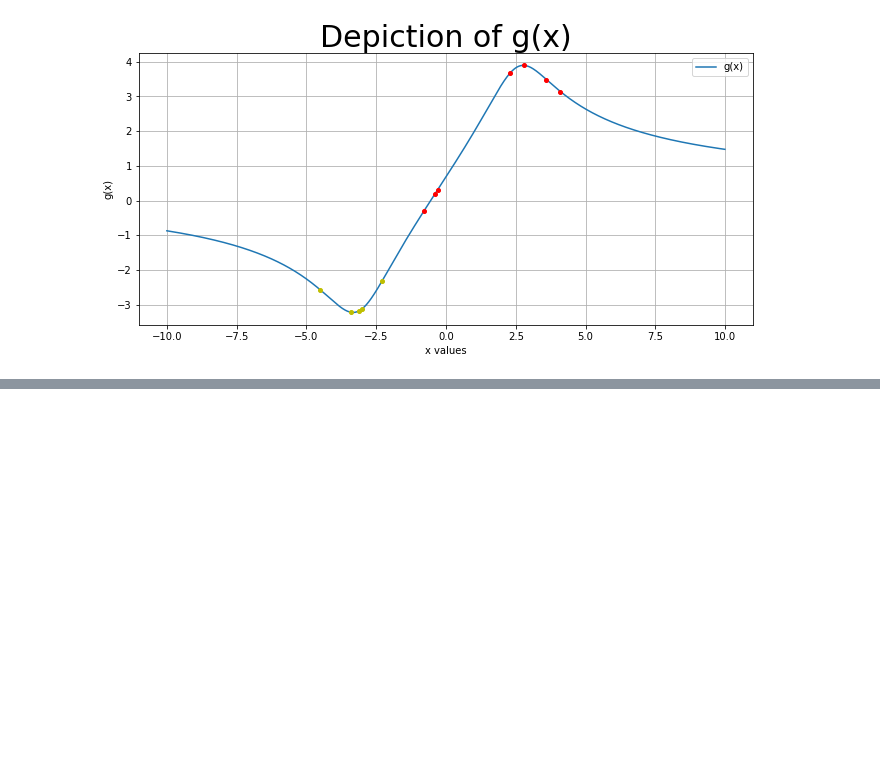
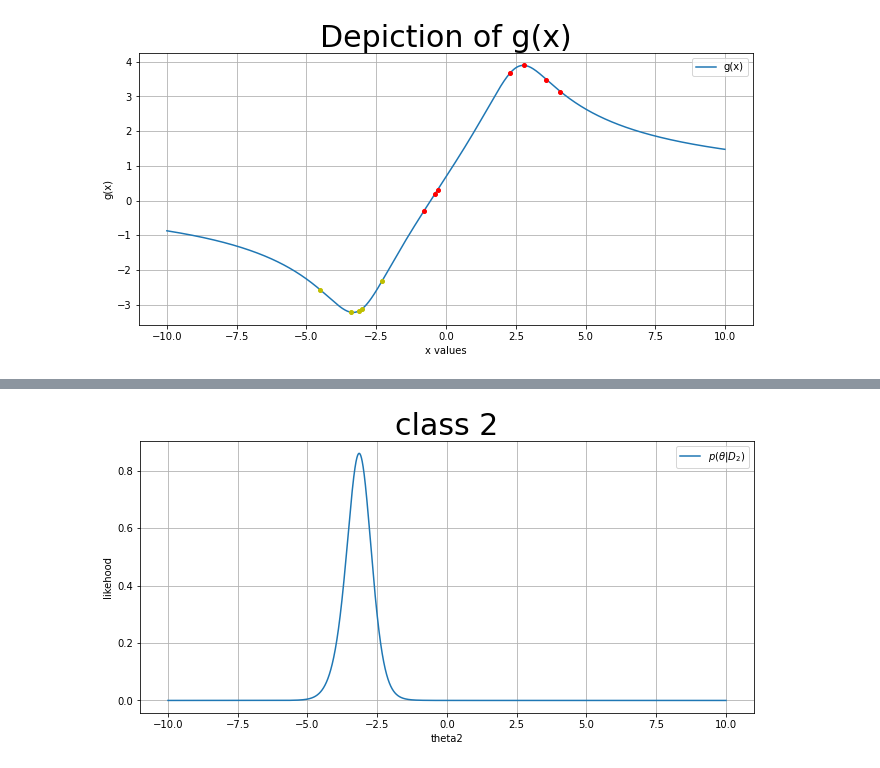
Before and after one commit to Sourland/pattern-recognision, a Jupyter notebook: parameterEstimation.ipynb, the cells around one changed output, grey strips where cells are left out. Saved outputs shown, nothing was run; the diff lists cells and outputs as text; code cells hidden in the pictures; blank space fills up the shorter version.

```diff
--- a/parameterEstimation.ipynb
+++ b/parameterEstimation.ipynb
@@ -102,0 +139,11 @@ b = myClassifier.predict(theta1,theta2,D1,D2,Pomega1,Pomega2)
+# %%
+plt.plot(thetas,aposteriori_2  ,label = f'$p(\u03B8|D_{2})$')
+# plt.axvline(x = theta, color = 'black', label = 'maximum likelihood \u03B8 value')
+plt.grid()
+plt.title(f'class {2}', fontsize=30)
+plt.xlabel(f'theta{2}')
+plt.ylabel('likehood')
+plt.legend()
+plt.show()
+# %% [output]
+[figure, added]
```
Also changed, not shown: parts of 7 cells of this notebook.
